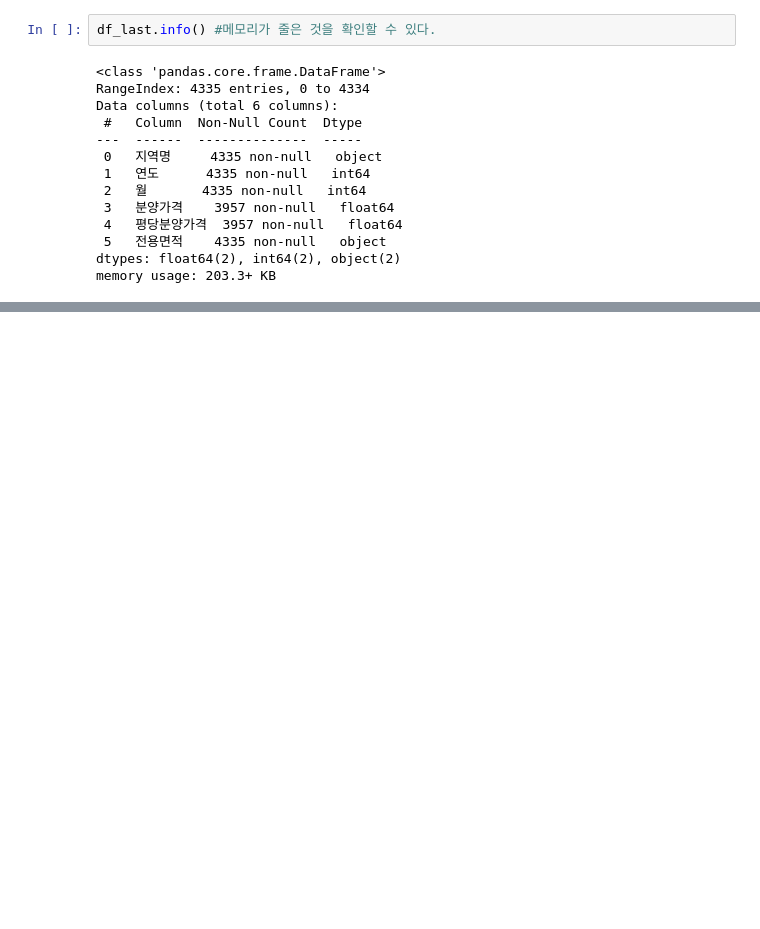
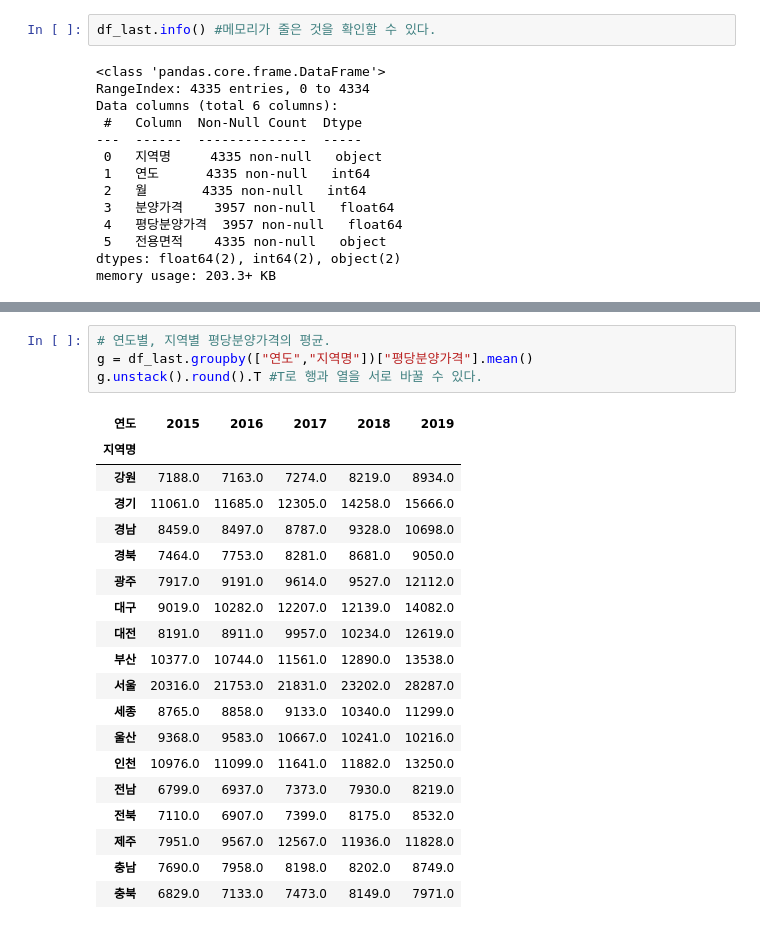
Before and after one commit to TacticalCoders/data-analysis, a Jupyter notebook: 01-apt-price.ipynb, the cells around one changed output, grey strips where cells are left out. Drawn from its saved outputs; the diff is of its cells as text; blank space fills up the shorter version.

```diff
--- a/01-apt-price.ipynb
+++ b/01-apt-price.ipynb
@@ -412,0 +575,24 @@ memory usage: 203.3+ KB
+# %%
+# 연도별, 지역별 평당분양가격의 평균.
+g = df_last.groupby(["연도","지역명"])["평당분양가격"].mean()
+g.unstack().round().T #T로 행과 열을 서로 바꿀 수 있다.
+# %% [output]
+| 연도 | 2015 | 2016 | 2017 | 2018 | 2019 |
+| 지역명 |  |  |  |  |  |
+| 강원 | 7188.0 | 7163.0 | 7274.0 | 8219.0 | 8934.0 |
+| 경기 | 11061.0 | 11685.0 | 12305.0 | 14258.0 | 15666.0 |
+| 경남 | 8459.0 | 8497.0 | 8787.0 | 9328.0 | 10698.0 |
+| 경북 | 7464.0 | 7753.0 | 8281.0 | 8681.0 | 9050.0 |
+| 광주 | 7917.0 | 9191.0 | 9614.0 | 9527.0 | 12112.0 |
+| 대구 | 9019.0 | 10282.0 | 12207.0 | 12139.0 | 14082.0 |
+| 대전 | 8191.0 | 8911.0 | 9957.0 | 10234.0 | 12619.0 |
+| 부산 | 10377.0 | 10744.0 | 11561.0 | 12890.0 | 13538.0 |
+| 서울 | 20316.0 | 21753.0 | 21831.0 | 23202.0 | 28287.0 |
+| 세종 | 8765.0 | 8858.0 | 9133.0 | 10340.0 | 11299.0 |
+| 울산 | 9368.0 | 9583.0 | 10667.0 | 10241.0 | 10216.0 |
+| 인천 | 10976.0 | 11099.0 | 11641.0 | 11882.0 | 13250.0 |
+| 전남 | 6799.0 | 6937.0 | 7373.0 | 7930.0 | 8219.0 |
+| 전북 | 7110.0 | 6907.0 | 7399.0 | 8175.0 | 8532.0 |
+| 제주 | 7951.0 | 9567.0 | 12567.0 | 11936.0 | 11828.0 |
+| 충남 | 7690.0 | 7958.0 | 8198.0 | 8202.0 | 8749.0 |
+| 충북 | 6829.0 | 7133.0 | 7473.0 | 8149.0 | 7971.0 |
```
Also changed, not shown: parts of 9 cells of this notebook.
